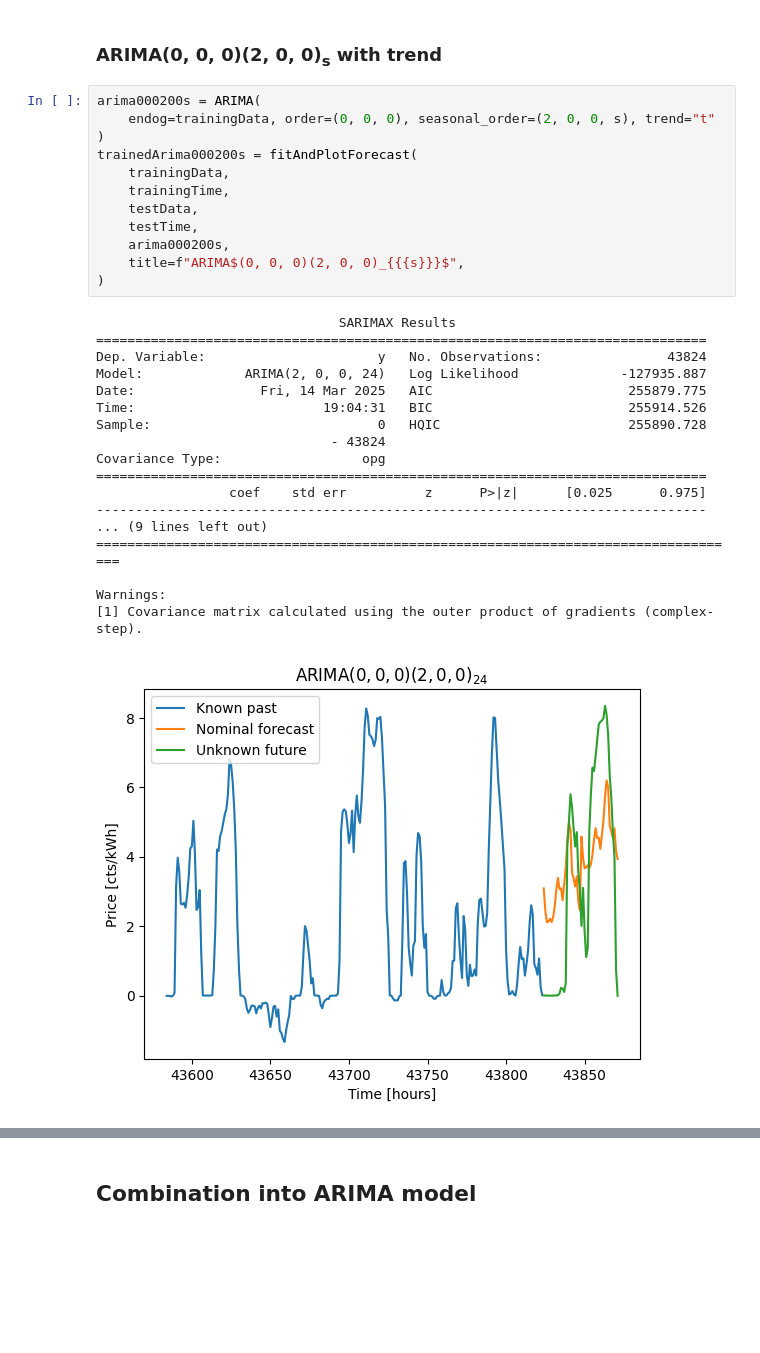
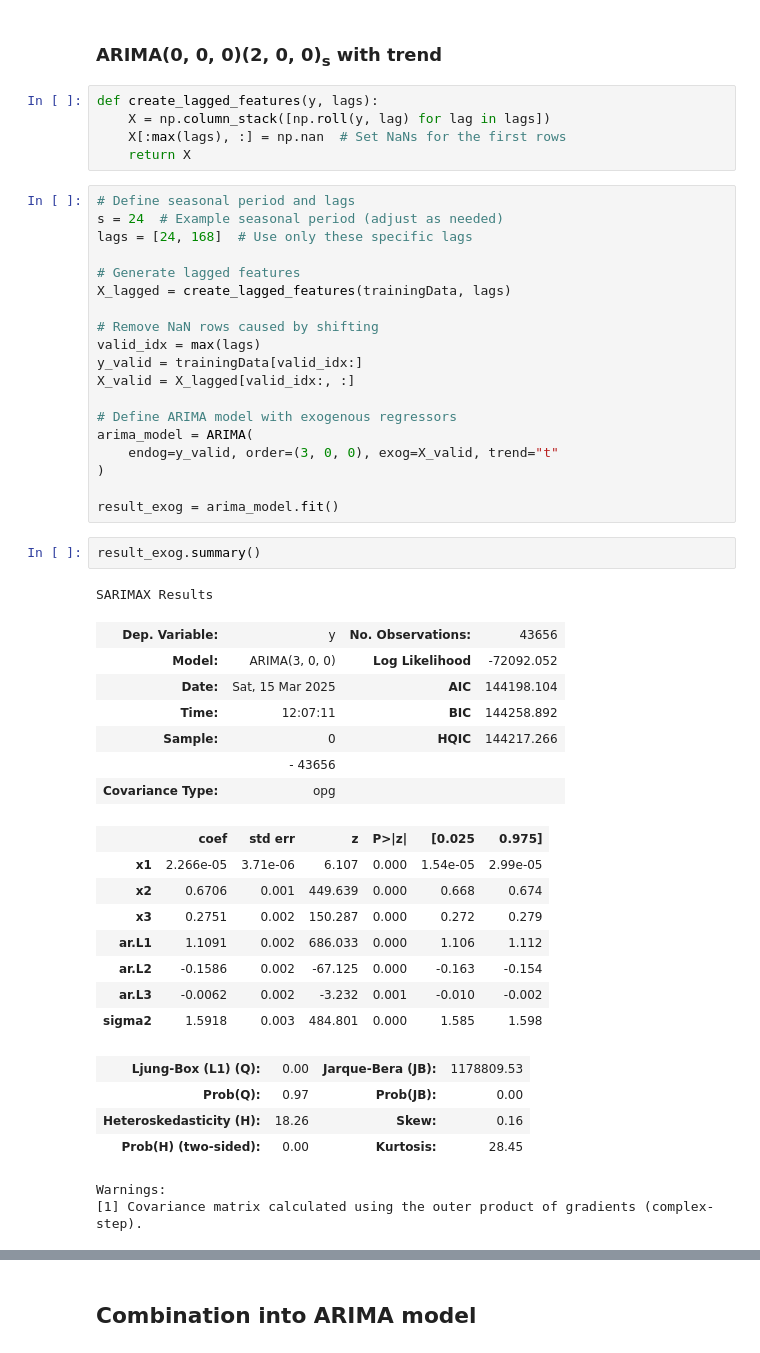
Before and after one commit to ruairimoran/spock.cu, a Jupyter notebook: examples/powerDistribution/deEnergyData/arimaModels/priceArimaModel.ipynb, the cells around one changed output, grey strips where cells are left out. Saved outputs shown, nothing was run; the diff lists cells and outputs as text; blank space fills up the shorter version.

```diff
--- a/examples/powerDistribution/deEnergyData/arimaModels/priceArimaModel.ipynb
+++ b/examples/powerDistribution/deEnergyData/arimaModels/priceArimaModel.ipynb
@@ -174,34 +177,52 @@ pass  # this line stops duplicated plots in output
 [figure]
 # %% [markdown]
 ### ARIMA(0, 0, 0)(2, 0, 0)<sub>s</sub> with trend
+# %%
+def create_lagged_features(y, lags):
+    X = np.column_stack([np.roll(y, lag) for lag in lags])
+    X[:max(lags), :] = np.nan  # Set NaNs for the first rows
+    return X
 # %%
-arima000200s = ARIMA(
-    endog=trainingData, order=(0, 0, 0), seasonal_order=(2, 0, 0, s), trend="t"
+# Define seasonal period and lags
+s = 24  # Example seasonal period (adjust as needed)
+lags = [24, 168]  # Use only these specific lags
+
+# Generate lagged features
+X_lagged = create_lagged_features(trainingData, lags)
+
+# Remove NaN rows caused by shifting
+valid_idx = max(lags)
+y_valid = trainingData[valid_idx:]
+X_valid = X_lagged[valid_idx:, :]
+
+# Define ARIMA model with exogenous regressors
+arima_model = ARIMA(
+    endog=y_valid, order=(3, 0, 0), exog=X_valid, trend="t"
 )
-trainedArima000200s = fitAndPlotForecast(
-    trainingData,
-    trainingTime,
-    testData,
-    testTime,
-    arima000200s,
-    title=f"ARIMA$(0, 0, 0)(2, 0, 0)_{{{s}}}$",
-)
+
+result_exog = arima_model.fit()
-# %% [output]
-                               SARIMAX Results
-==============================================================================
-Dep. Variable:                      y   No. Observations:                43824
-Model:             ARIMA(2, 0, 0, 24)   Log Likelihood             -127935.887
-Date:                Fri, 14 Mar 2025   AIC                         255879.775
-Time:                        19:04:31   BIC                         255914.526
-Sample:                             0   HQIC                        255890.728
-                              - 43824
-Covariance Type:                  opg
-==============================================================================
-                 coef    std err          z      P>|z|      [0.025      0.975]
-------------------------------------------------------------------------------
-... (9 lines left out)
-===================================================================================
-
-Warnings:
-[1] Covariance matrix calculated using the outer product of gradients (complex-step).
-[figure, removed]
+# %%
+result_exog.summary()
+# %% [output]
+SARIMAX Results
+| Dep. Variable: | y | No. Observations: | 43656 |
+| Model: | ARIMA(3, 0, 0) | Log Likelihood | -72092.052 |
+| Date: | Sat, 15 Mar 2025 | AIC | 144198.104 |
+| Time: | 12:07:11 | BIC | 144258.892 |
+| Sample: | 0 | HQIC | 144217.266 |
+|  | - 43656 |  |  |
+| Covariance Type: | opg |  |  |
+|  | coef | std err | z | P>|z| | [0.025 | 0.975] |
+| x1 | 2.266e-05 | 3.71e-06 | 6.107 | 0.000 | 1.54e-05 | 2.99e-05 |
+| x2 | 0.6706 | 0.001 | 449.639 | 0.000 | 0.668 | 0.674 |
+| x3 | 0.2751 | 0.002 | 150.287 | 0.000 | 0.272 | 0.279 |
+| ar.L1 | 1.1091 | 0.002 | 686.033 | 0.000 | 1.106 | 1.112 |
+| ar.L2 | -0.1586 | 0.002 | -67.125 | 0.000 | -0.163 | -0.154 |
+| ar.L3 | -0.0062 | 0.002 | -3.232 | 0.001 | -0.010 | -0.002 |
+| sigma2 | 1.5918 | 0.003 | 484.801 | 0.000 | 1.585 | 1.598 |
+| Ljung-Box (L1) (Q): | 0.00 | Jarque-Bera (JB): | 1178809.53 |
+| Prob(Q): | 0.97 | Prob(JB): | 0.00 |
+| Heteroskedasticity (H): | 18.26 | Skew: | 0.16 |
+| Prob(H) (two-sided): | 0.00 | Kurtosis: | 28.45 |
+Warnings:
+[1] Covariance matrix calculated using the outer product of gradients (complex-step).
```
Also changed, not shown: parts of 6 cells of this notebook, 1 other file.
